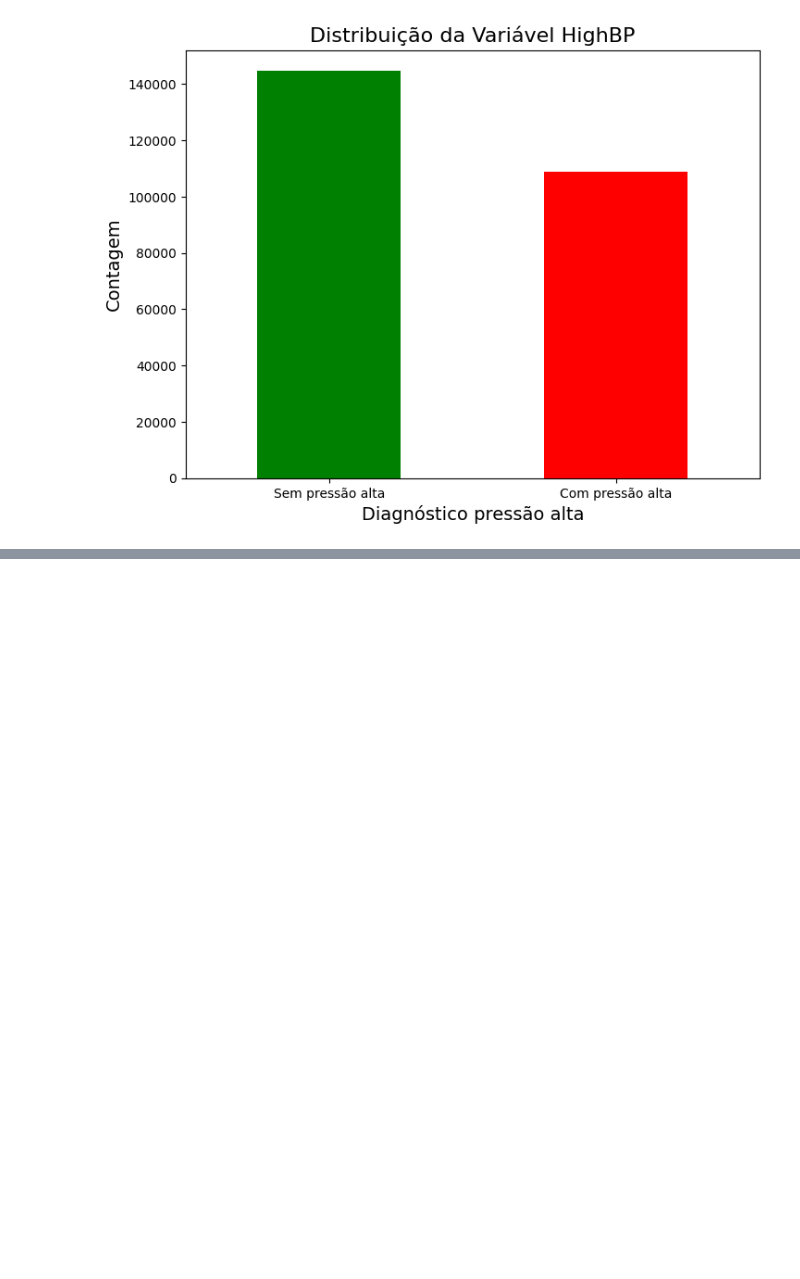
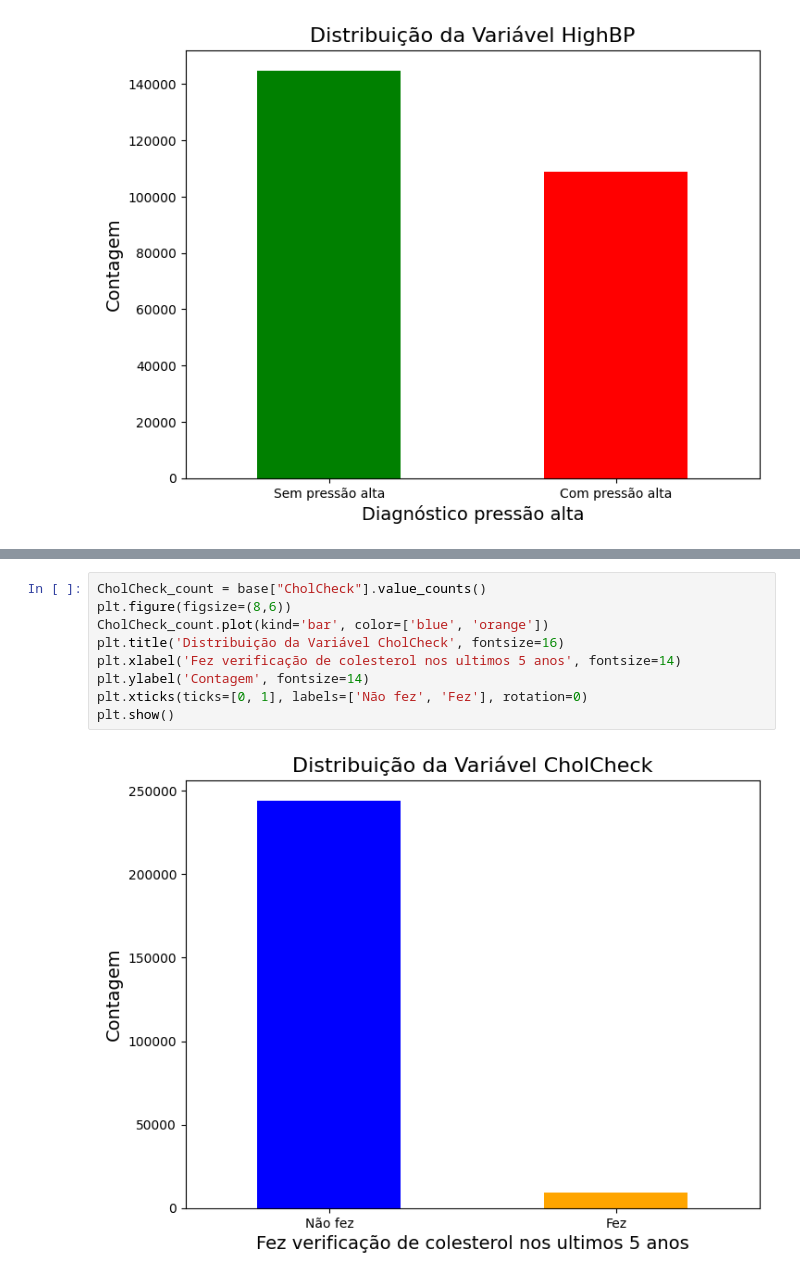
Before and after one commit to rcm2005/Data-Science, a Jupyter notebook: sprint3/sprint3.ipynb, the cells around one changed output, grey strips where cells are left out. Cells and saved outputs as stored; diff of their text form; blank space fills up the shorter version.

```diff
--- a/sprint3/sprint3.ipynb
+++ b/sprint3/sprint3.ipynb
@@ -190,0 +247,11 @@ Com o gráfico abaixo podemos perceber que a pressão alta é mais comum na popu
+# %%
+CholCheck_count = base["CholCheck"].value_counts()
+plt.figure(figsize=(8,6))
+CholCheck_count.plot(kind='bar', color=['blue', 'orange'])
+plt.title('Distribuição da Variável CholCheck', fontsize=16)
+plt.xlabel('Fez verificação de colesterol nos ultimos 5 anos', fontsize=14)
+plt.ylabel('Contagem', fontsize=14)
+plt.xticks(ticks=[0, 1], labels=['Não fez', 'Fez'], rotation=0)
+plt.show()
+# %% [output]
+[figure, added]
```
Also changed, not shown: parts of 15 cells of this notebook, 2 other files.
